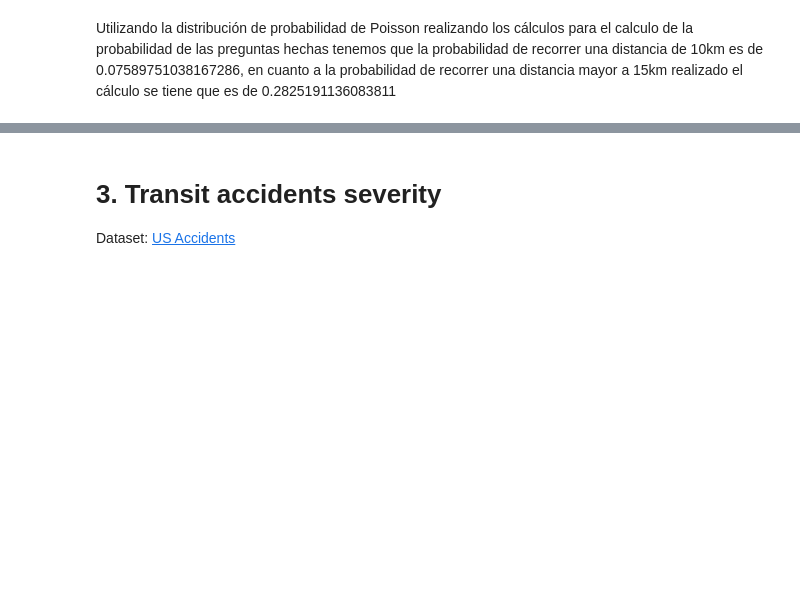
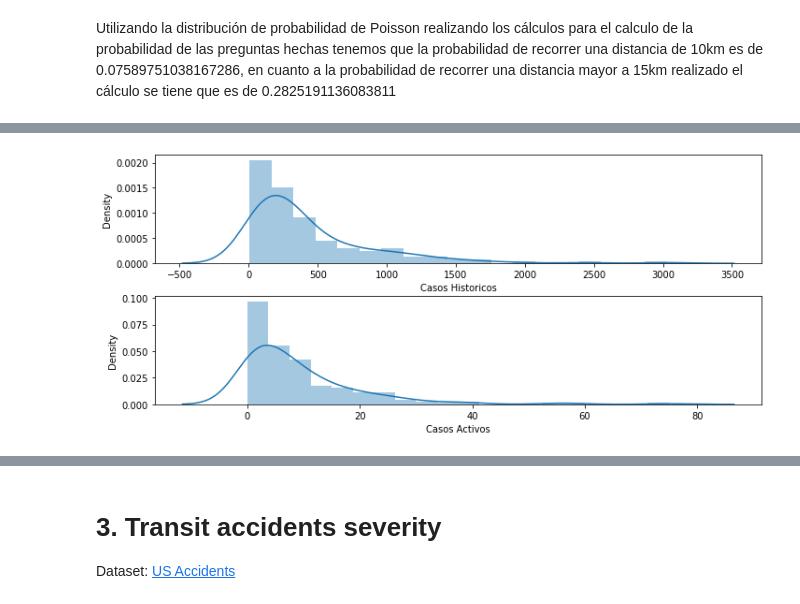
Before and after one commit to QuantumGorilla/Data-Mining, a Jupyter notebook: Proyecto/Proyecto_AlejandroManotas.ipynb, the cells around one changed output, grey strips where cells are left out. Saved outputs shown, nothing was run; the diff lists cells and outputs as text; code cells hidden in the pictures; blank space fills up the shorter version.

```diff
--- a/Proyecto/Proyecto_AlejandroManotas.ipynb
+++ b/Proyecto/Proyecto_AlejandroManotas.ipynb
@@ -210,0 +255,14 @@ Utilizando la distribución de probabilidad de Poisson realizando los cálculos
+# %%
+c1 = plt.figure(figsize=(10,4))
+
+c1.add_subplot(2,1,1)
+sns.distplot(covid_data['Casos Historicos'])
+plt.tight_layout(h_pad=0.4)
+
+
+c1.add_subplot(2,1,2)
+sns.distplot(covid_data['Casos Activos'])
+
+plt.show()
+# %% [output]
+[figure, added]
```
Also changed, not shown: parts of 14 cells of this notebook, 1 other file.
